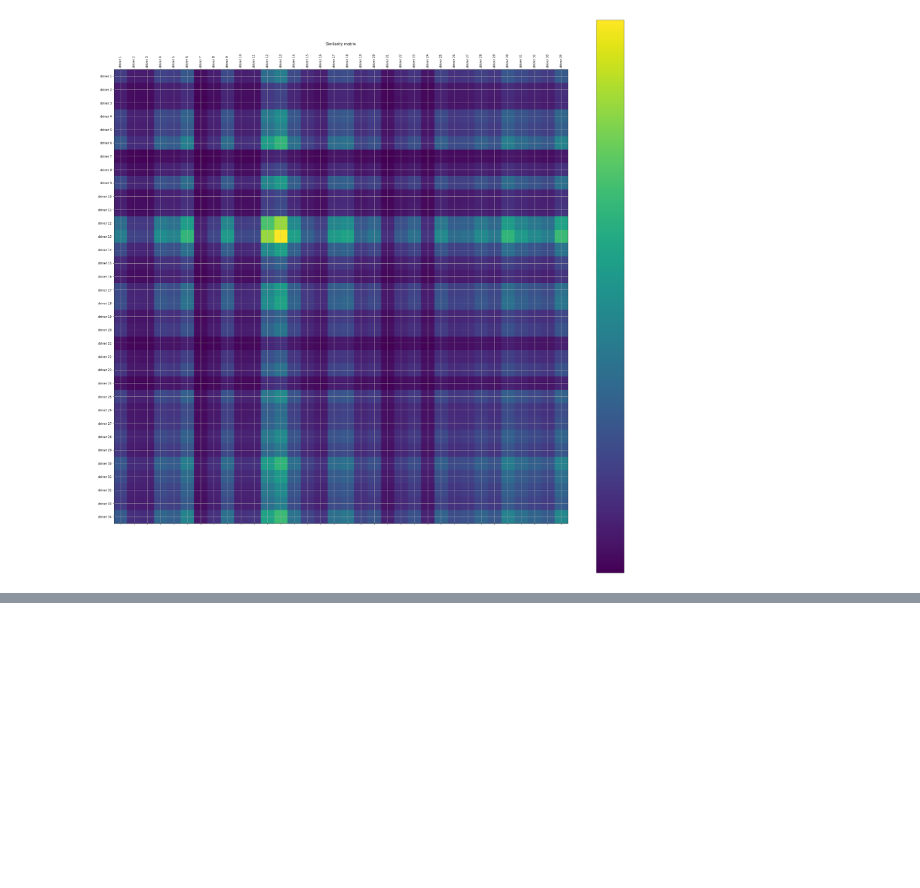
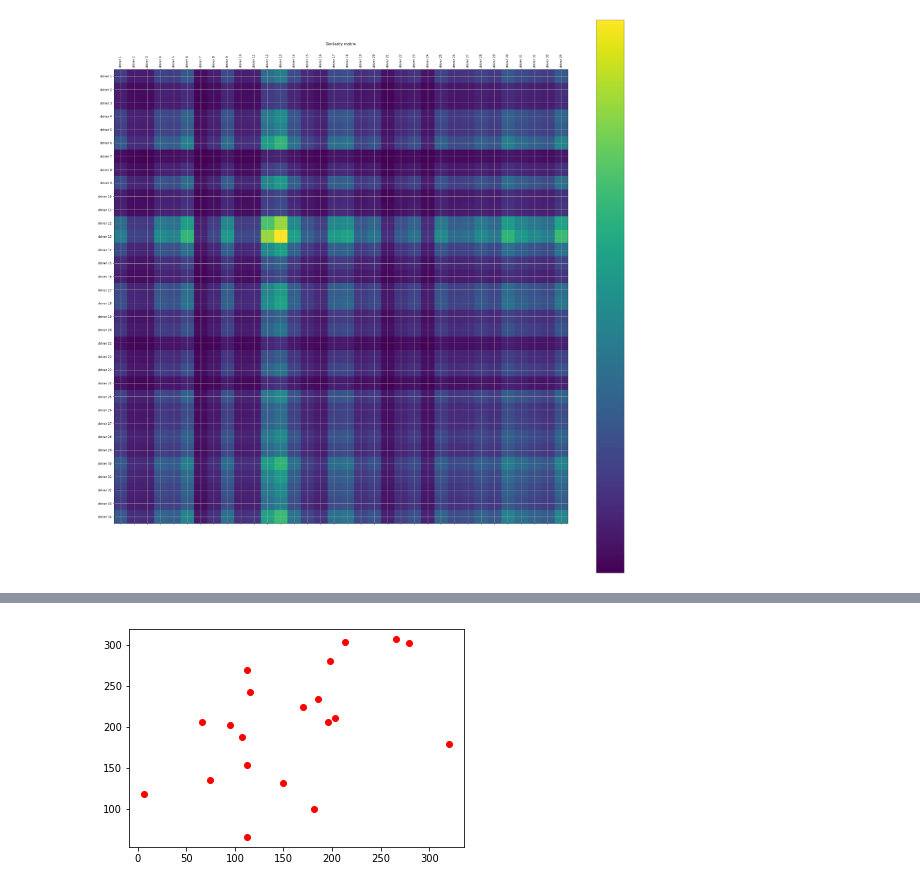
Before and after one commit to TomasAnderson/ra_ay1718sem2, a Jupyter notebook: macro_driver_statistics.ipynb, the cells around one changed output, grey strips where cells are left out. Cells and saved outputs as stored; diff of their text form; code cells hidden in the pictures; blank space fills up the shorter version.

```diff
--- a/macro_driver_statistics.ipynb
+++ b/macro_driver_statistics.ipynb
@@ -357,0 +377,19 @@ plt.show()
+# %%
+import pandas as pd
+df = pd.read_csv("/Users/zhouyou/Workspace/RA/code/data/driver_pattern_visualisation/macro_stats.csv")
+ids = list(df["ID"])
+STATUS = ['STC', 'FREE', 'BREAK', 'ARRIVED', 'ONCALL', 'OFFLINE', 'POB', 'PAYMENT', 'NOSHOW', 'BUSY']
+X, Y, total_t = [], [], []
+for id in ids:
+    row = df.loc[df['ID'] == id]
+    X.append(int(row["FREE"]))
+    Y.append(int(row["POB"]))
+    total_t.append(sum([int(row[s]) for s in STATUS] ))
+
+
+import matplotlib.pyplot as plt
+plt.plot(X, Y, 'ro')
+# plt.axis([0, 6, 0, 20])
+plt.show()
+# %% [output]
+[figure, added]
```
Also changed, not shown: parts of 2 cells of this notebook.
